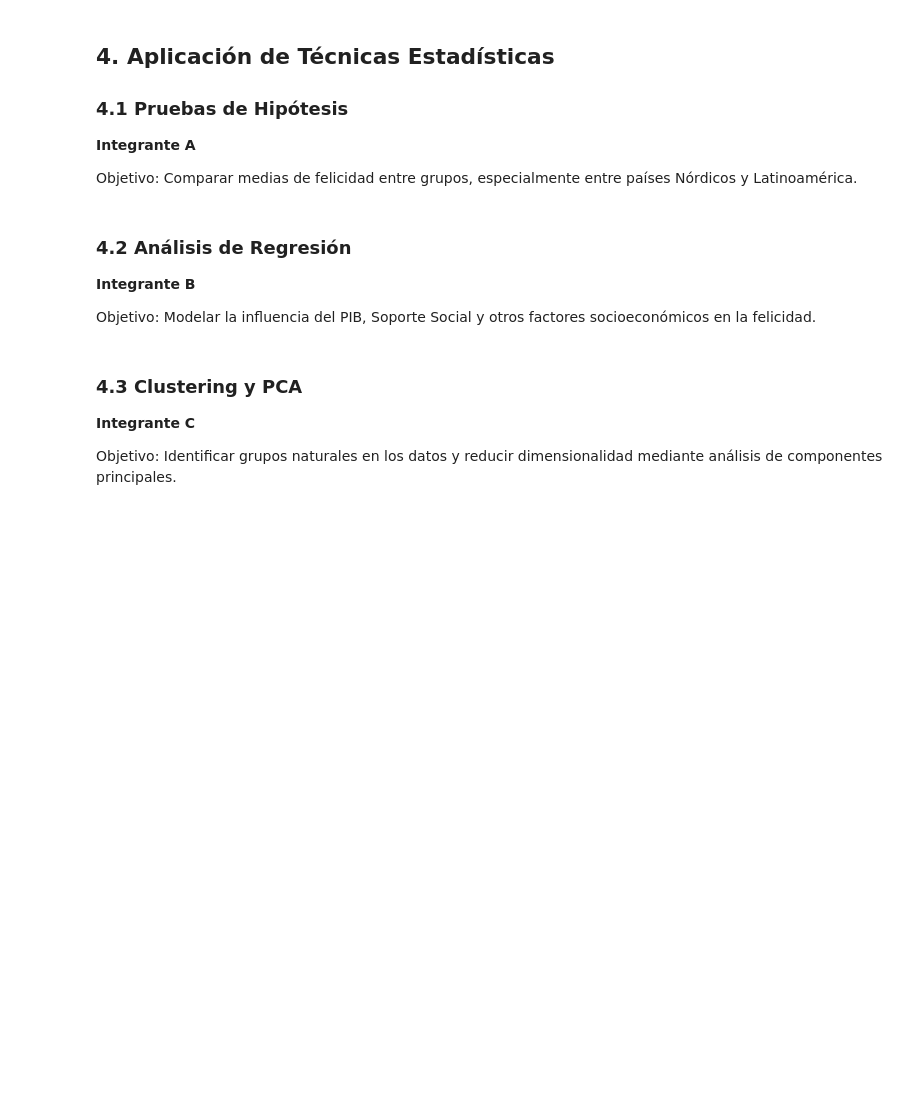
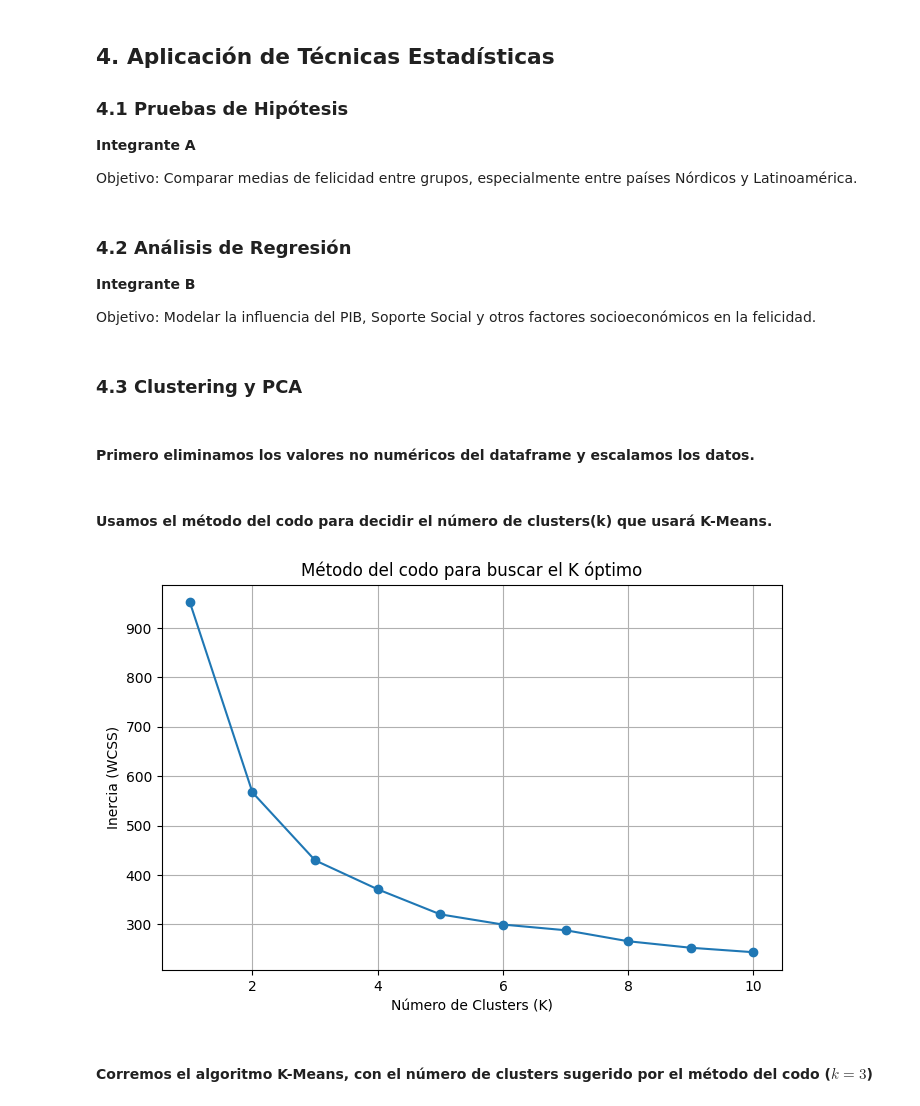
Before and after one commit to crackbandicoot-dot/stats-project-happiness-2025, a Jupyter notebook: notebooks/happiness_analysis.ipynb, the cells around one changed output. Cells and saved outputs as stored; diff of their text form; code cells hidden in the pictures; blank space fills up the shorter version.

Commit message:
Feat:Finished K-Means and PCA analysis

```diff
--- a/notebooks/happiness_analysis.ipynb
+++ b/notebooks/happiness_analysis.ipynb
@@ -72,6 +73,36 @@ Objetivo: Comparar medias de felicidad entre grupos, especialmente entre países
 Objetivo: Modelar la influencia del PIB, Soporte Social y otros factores socioeconómicos en la felicidad.
 # %% [markdown]
 ### 4.3 Clustering y PCA
-**Integrante C**
-
-Objetivo: Identificar grupos naturales en los datos y reducir dimensionalidad mediante análisis de componentes principales.
+# %% [markdown]
+#### Primero eliminamos los valores no numéricos del dataframe y escalamos los datos.
+# %%
+#Creating a Data Frame with only the features needed for clustering
+X = df_clean.drop(columns=['Country name','Region_Tag'])
+
+#Scale the data
+scaler = StandardScaler()
+X_scaled = scaler.fit_transform(X)
+# %% [markdown]
+#### Usamos el método del codo para decidir el número de clusters(k) que usará K-Means.
+# %%
+# Assuming 'X' is your standardized data
+inertias = []
+k_range = range(1, 11)
+
+for k in k_range:
+    kmeans = KMeans(n_clusters=k, random_state=42, n_init='auto')
+    kmeans.fit(X_scaled)
+    inertias.append(kmeans.inertia_)
+
+# Visualize the Elbow
+plt.figure(figsize=(8, 5))
+plt.plot(k_range, inertias, marker='o')
+plt.title('Método del codo para buscar el K óptimo')
+plt.xlabel('Número de Clusters (K)')
+plt.ylabel('Inercia (WCSS)')
+plt.grid(True)
+plt.show()
+# %% [output]
+[figure, added]
+# %% [markdown]
+#### Corremos el algoritmo K-Means, con el número de clusters sugerido por el método del codo ($k=3$)
```
Also changed, not shown: parts of 7 cells of this notebook.
